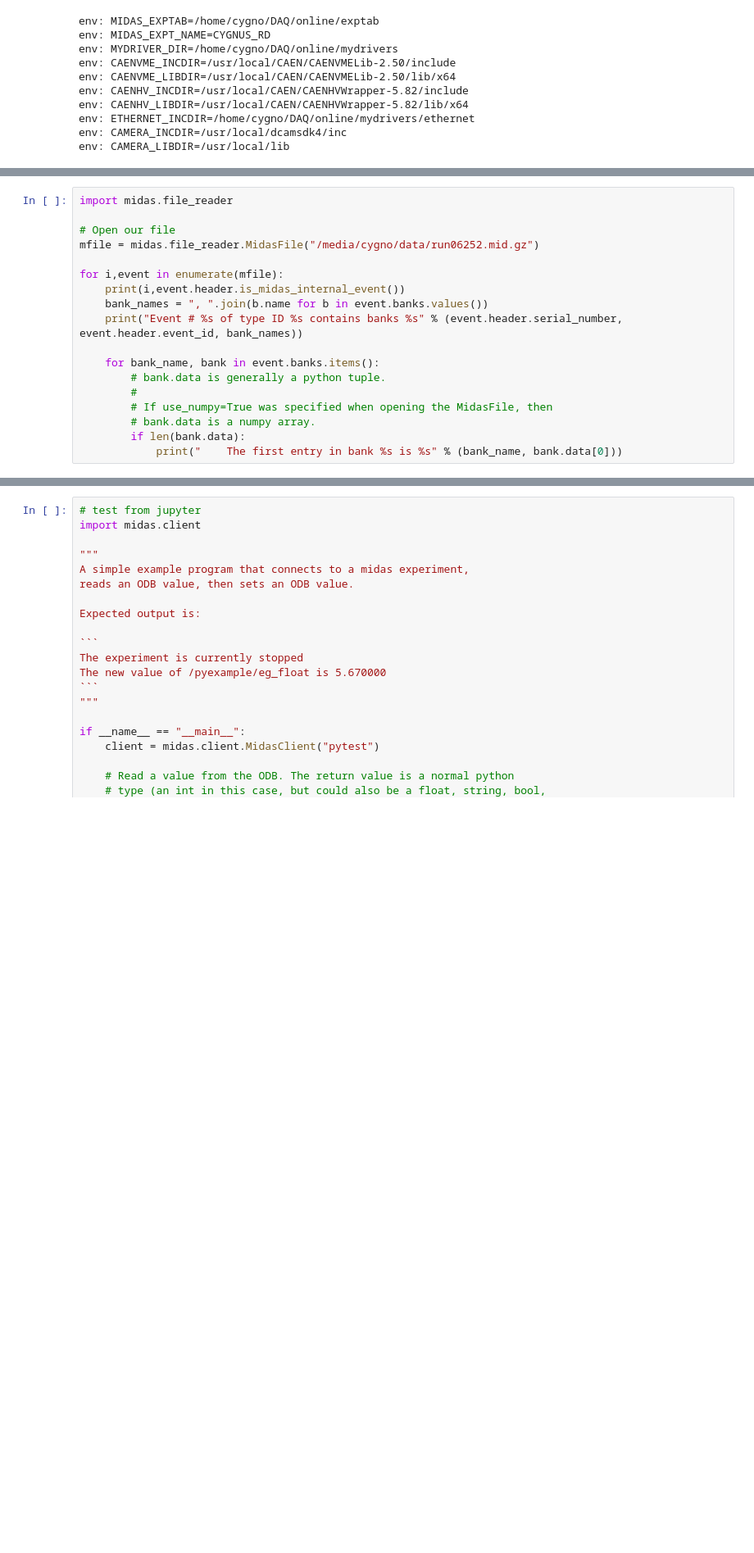
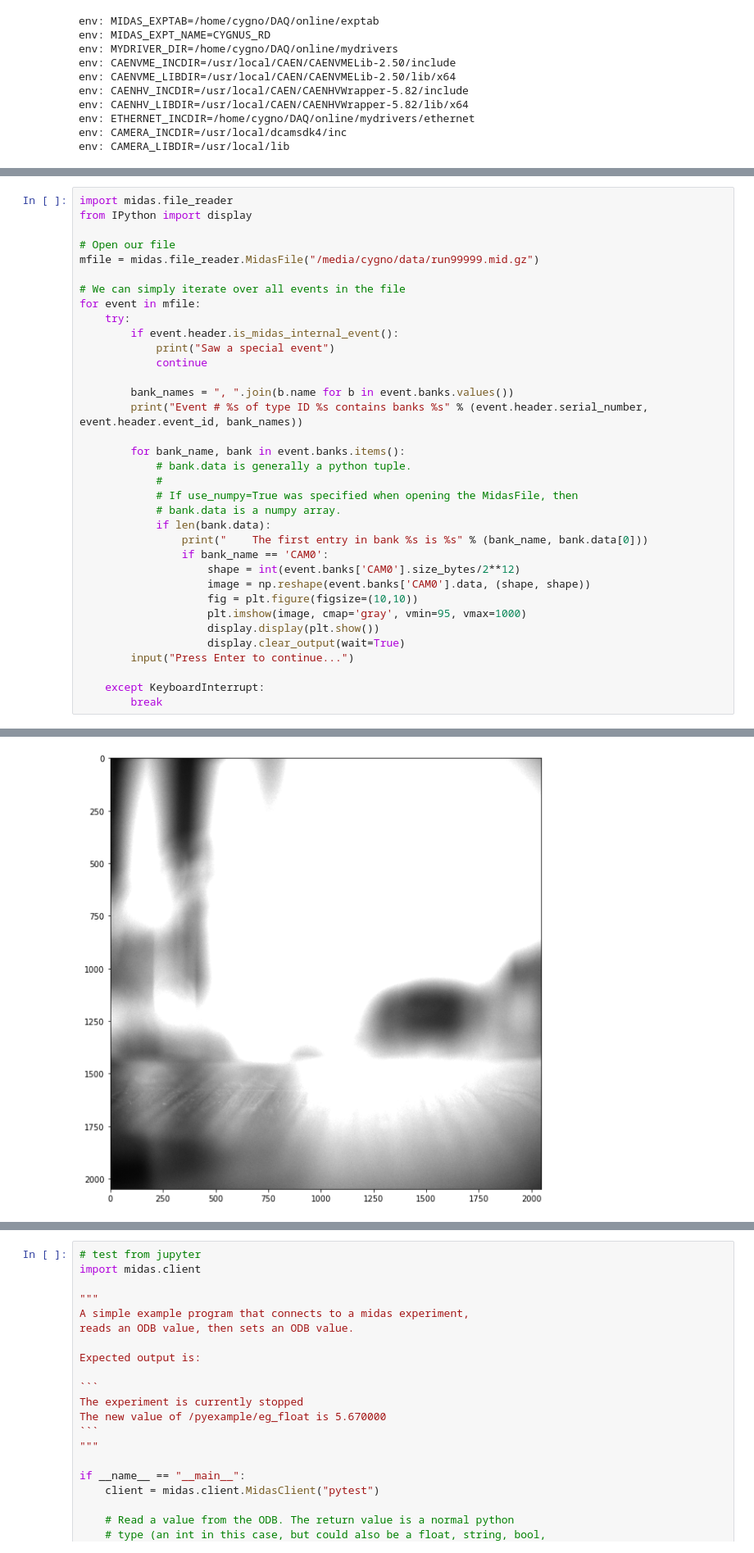
Before and after one commit to CYGNUS-RD/middleware, a Jupyter notebook: dev/readMidasODB.ipynb, the cells around one changed output, grey strips where cells are left out. Shown at 82% size. Drawn from its saved outputs; the diff is of its cells as text; blank space fills up the shorter version.

```diff
--- a/dev/readMidasODB.ipynb
+++ b/dev/readMidasODB.ipynb
@@ -63,18 +40,0 @@ for event in mfile:
-# %%
-import midas.file_reader
-
-# Open our file
-mfile = midas.file_reader.MidasFile("/media/cygno/data/run06252.mid.gz")
-
-for i,event in enumerate(mfile):
-    print(i,event.header.is_midas_internal_event())
-    bank_names = ", ".join(b.name for b in event.banks.values())
-    print("Event # %s of type ID %s contains banks %s" % (event.header.serial_number, event.header.event_id, bank_names))
-
-    for bank_name, bank in event.banks.items():
-        # bank.data is generally a python tuple.
-        #
-        # If use_numpy=True was specified when opening the MidasFile, then
-        # bank.data is a numpy array.
-        if len(bank.data):
-            print("    The first entry in bank %s is %s" % (bank_name, bank.data[0]))
@@ -99,0 +82,36 @@ ValueError: Unexpected bank type 0 for name '@'
+# %%
+import midas.file_reader
+from IPython import display
+
+# Open our file
+mfile = midas.file_reader.MidasFile("/media/cygno/data/run99999.mid.gz")
+
+# We can simply iterate over all events in the file
+for event in mfile:
+    try:
+        if event.header.is_midas_internal_event():
+            print("Saw a special event")
+            continue
+
+        bank_names = ", ".join(b.name for b in event.banks.values())
+        print("Event # %s of type ID %s contains banks %s" % (event.header.serial_number, event.header.event_id, bank_names))
+
+        for bank_name, bank in event.banks.items():
+            # bank.data is generally a python tuple.
+            #
+            # If use_numpy=True was specified when opening the MidasFile, then
+            # bank.data is a numpy array.
+            if len(bank.data):
+                print("    The first entry in bank %s is %s" % (bank_name, bank.data[0]))
+                if bank_name == 'CAM0':
+                    shape = int(event.banks['CAM0'].size_bytes/2**12)
+                    image = np.reshape(event.banks['CAM0'].data, (shape, shape))
+                    fig = plt.figure(figsize=(10,10))
+                    plt.imshow(image, cmap='gray', vmin=95, vmax=1000)
+                    display.display(plt.show())
+                    display.clear_output(wait=True)
+        input("Press Enter to continue...")
+
+    except KeyboardInterrupt:
+        break
+# %% [output]
@@ -99,0 +121 @@ ValueError: Unexpected bank type 0 for name '@'
+[figure, added]
```
Also changed, not shown: parts of 8 cells of this notebook, 1 other file.
